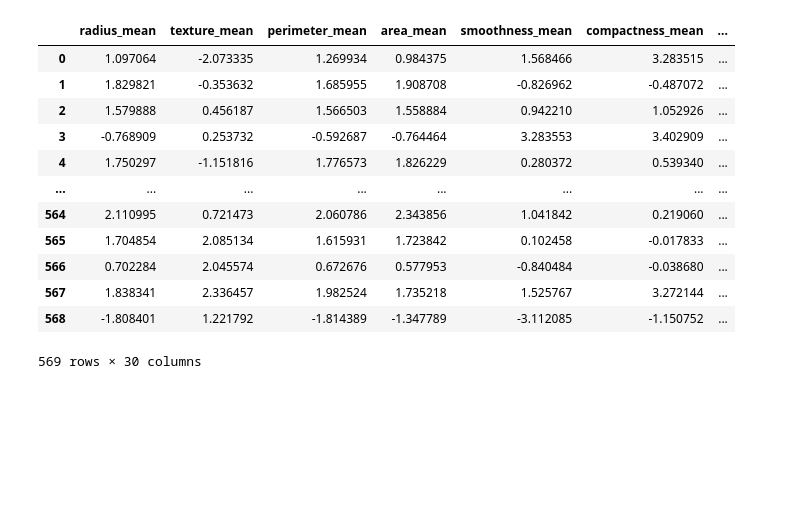
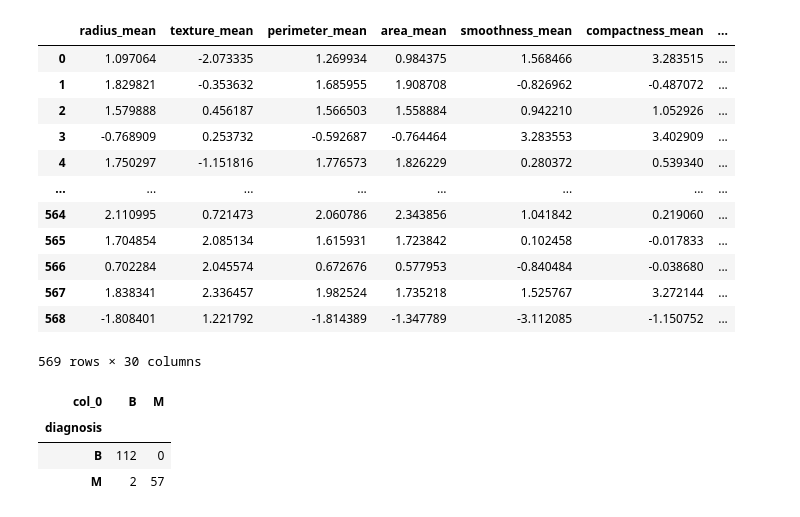
Before and after one commit to shakti57/code1, a Jupyter notebook: ANN.ipynb, the cells around one changed output. Cells and saved outputs as stored; diff of their text form; code cells hidden in the pictures; blank space fills up the shorter version.

```diff
--- a/ANN.ipynb
+++ b/ANN.ipynb
@@ -82,0 +81,7 @@ y_train_predict=model.predict(x_train)
+# %%
+pd.crosstab(y_test,y_predict`)
+# %% [output]
+| col_0 | B | M |
+| diagnosis |  |  |
+| B | 112 | 0 |
+| M | 2 | 57 |
```
Also changed, not shown: parts of 1 cell of this notebook.
